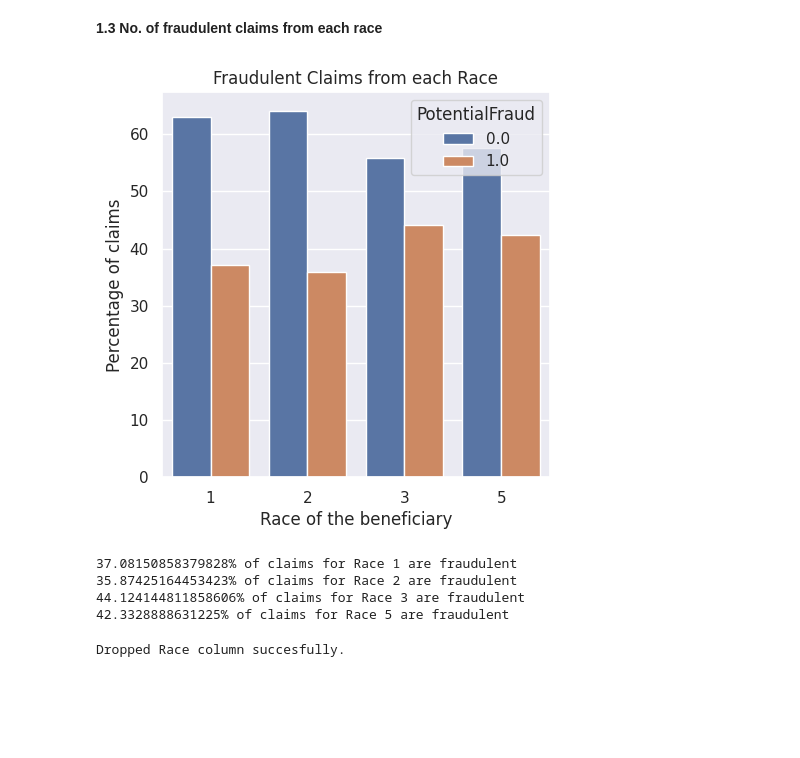
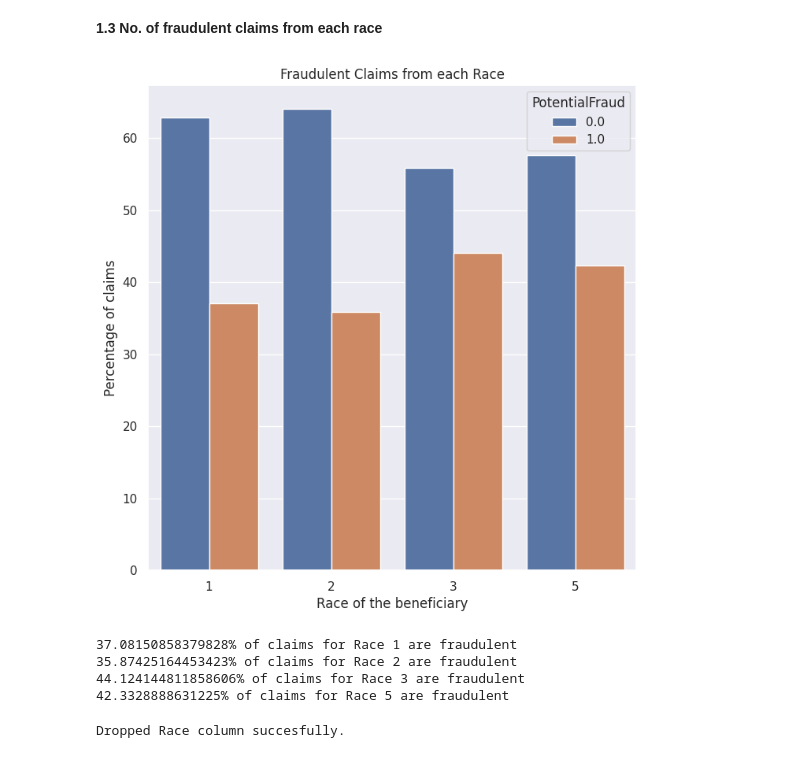
Before and after one commit to akashbaidya015/HealthInsurance_fraud_detection, a Jupyter notebook: HealthInsurancefraud_detection.ipynb, the cells around one changed output. Cells and saved outputs as stored; diff of their text form; code cells hidden in the pictures; blank space fills up the shorter version.

```diff
--- a/HealthInsurancefraud_detection.ipynb
+++ b/HealthInsurancefraud_detection.ipynb
@@ -744,25 +802,27 @@ Text(0, 0.5, 'No. of inpatient claims')
 # %% [markdown]
 **1.3 No. of fraudulent claims from each race**
 # %%
-res = data_clean.groupby(['Race','PotentialFraud']).ClaimID.count()
-res = res.groupby(level=0).apply(lambda x:100 * x / float(x.sum())).reset_index().rename(columns={'ClaimID':'Proportion'})
-plt.figure(figsize=(5,5))
+# Group by 'Race' and 'PotentialFraud', then count 'ClaimID'
+res = data_clean.groupby(['Race', 'PotentialFraud']).ClaimID.count().reset_index()
+
+# Calculate the proportion of claims
+res['Proportion'] = res.groupby('Race')['ClaimID'].transform(lambda x: 100 * x / x.sum())
+
+# Set the theme and create the plot
+sns.set_theme(style="darkgrid")
+plt.figure(figsize=(8, 8))
 ax = sns.barplot(x='Race', y='Proportion', hue='PotentialFraud', data=res)
 plt.title('Fraudulent Claims from each Race')
 plt.xlabel('Race of the beneficiary')
 plt.ylabel('Percentage of claims')
 plt.show()
 
-print("{}% of claims for Race 1 are fraudulent"\
-      .format(res[(res.Race==1) & (res.PotentialFraud==1)].Proportion.values[0]))
-print("{}% of claims for Race 2 are fraudulent"\
-      .format(res[(res.Race==2) & (res.PotentialFraud==1)].Proportion.values[0]))
-print("{}% of claims for Race 3 are fraudulent"\
-      .format(res[(res.Race==3) & (res.PotentialFraud==1)].Proportion.values[0]))
-print("{}% of claims for Race 5 are fraudulent"\
-      .format(res[(res.Race==5) & (res.PotentialFraud==1)].Proportion.values[0]))
+# Print the percentage of fraudulent claims for each race
+for race in res['Race'].unique():
+    print("{}% of claims for Race {} are fraudulent"
+          .format(res[(res.Race == race) & (res.PotentialFraud == 1)].Proportion.values[0], race))
 # %% [output]
-[figure, old version]
+[figure, new version]
 37.08150858379828% of claims for Race 1 are fraudulent
 35.87425164453423% of claims for Race 2 are fraudulent
 44.124144811858606% of claims for Race 3 are fraudulent
```
Also changed, not shown: parts of 59 cells of this notebook.
